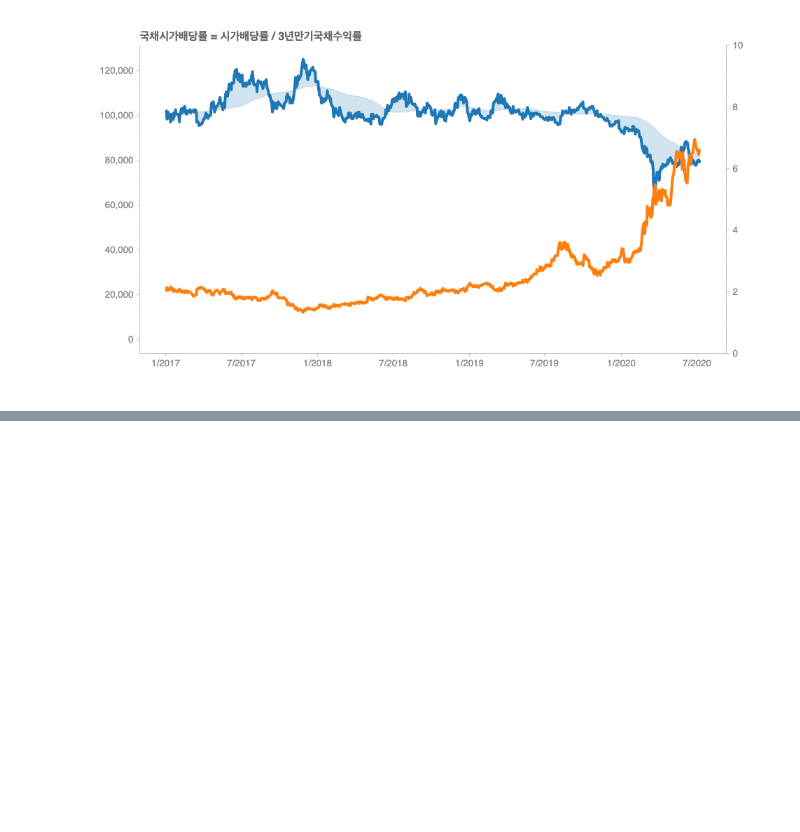
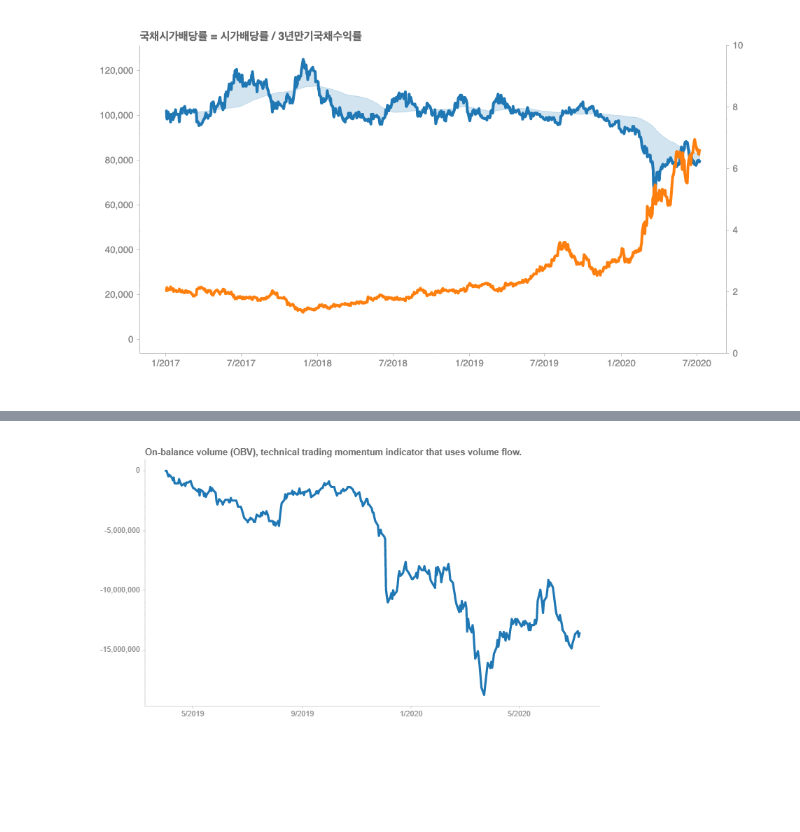
Before and after one commit to iannamkr/financial_analysis, a Jupyter notebook: source/notebook/div_bond.ipynb, the cells around one changed output, grey strips where cells are left out. Saved outputs shown, nothing was run; the diff lists cells and outputs as text; code cells hidden in the pictures; blank space fills up the shorter version.

```diff
--- a/source/notebook/div_bond.ipynb
+++ b/source/notebook/div_bond.ipynb
@@ -99,0 +116,5 @@ Image("img/033780_yield_div.png")
+# %%
+from IPython.display import Image
+Image("img/033780_obv.png")
+# %% [output]
+[figure, added]
```
Also changed, not shown: parts of 5 cells of this notebook, 1 other file.
